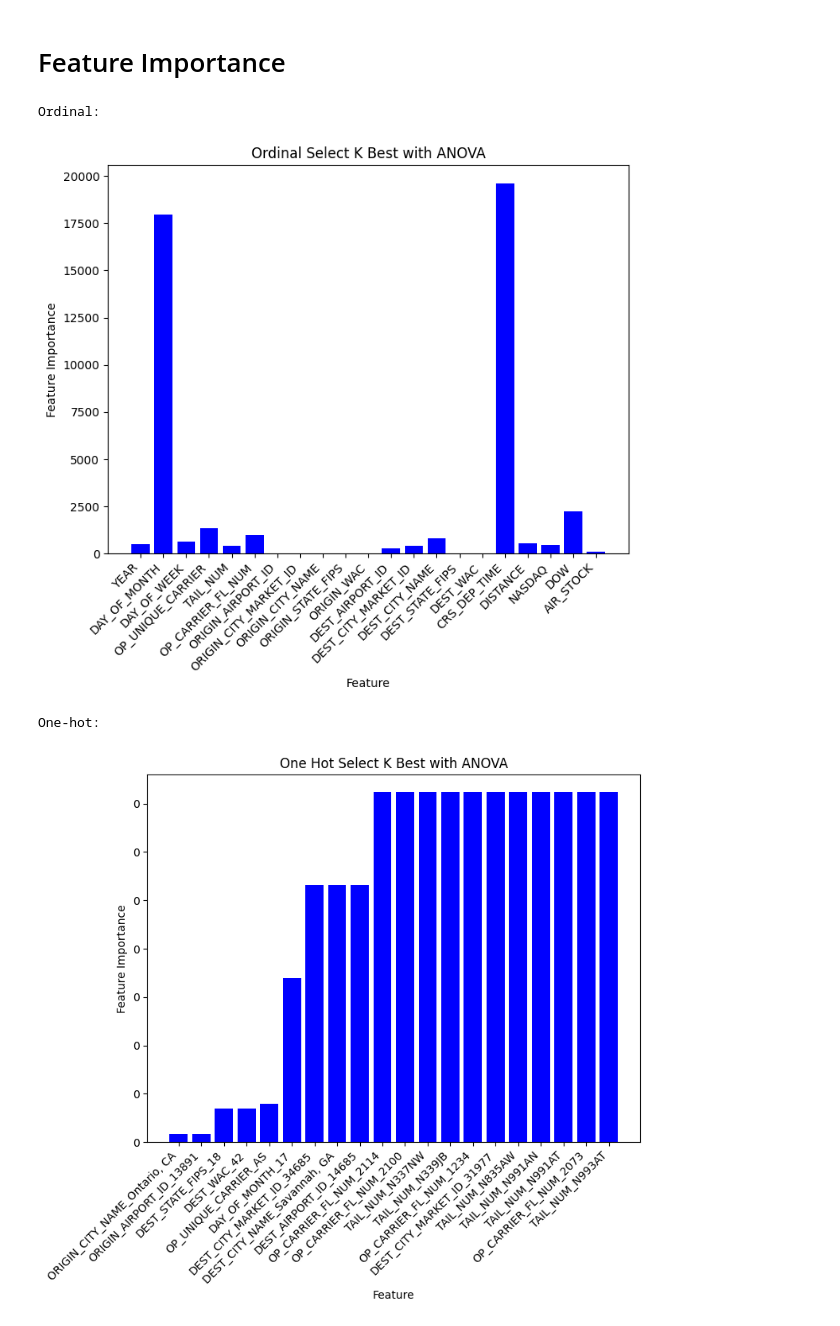
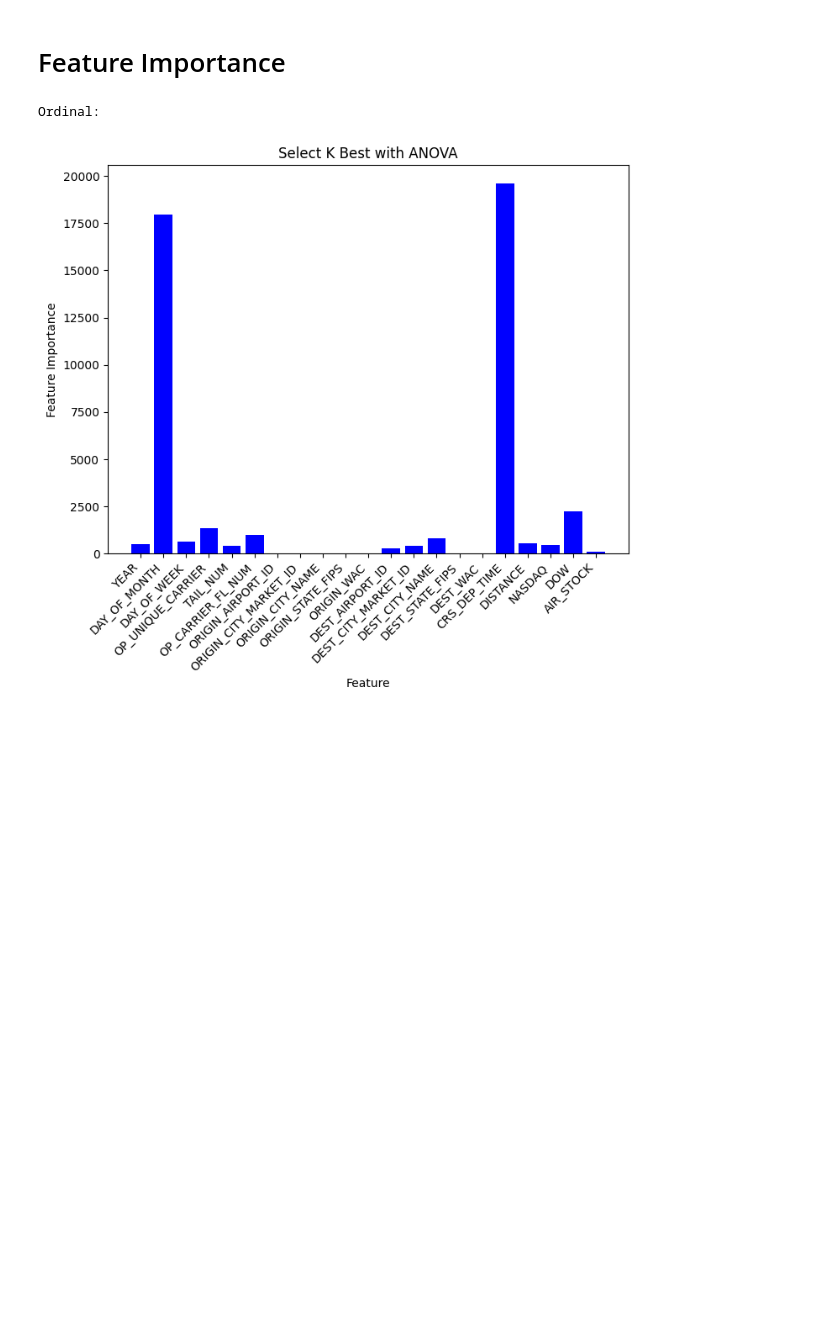
Before and after one commit to zqz979/Flight-Delay-Prediction, a Jupyter notebook: feature_analysis.ipynb, the cells around one changed output. Cells and saved outputs as stored; diff of their text form; code cells hidden in the pictures; blank space fills up the shorter version.

Commit message:
kbest plot

```diff
--- a/feature_analysis.ipynb
+++ b/feature_analysis.ipynb
@@ -38,7 +38,7 @@ def ordinal_best(df):
     ax.yaxis.set_major_formatter('{x:.0f}')
 
     # Set the title of the plot
-    ax.set_title('Ordinal Select K Best with ANOVA')
+    ax.set_title('Select K Best with ANOVA')
 
     plt.show()
 
@@ -79,13 +79,11 @@ def one_hot_best(df):
 # %%
 def main():
     df=utils.load_data(separate=False)
     ordinal_best(df)
-    one_hot_best(df)
+    # one_hot_best(df)
 
 if __name__ == "__main__":
     main()
 # %% [output]
 Ordinal:
-[figure, old version]
+[figure, new version]
-One-hot:
-[figure, removed]
```
